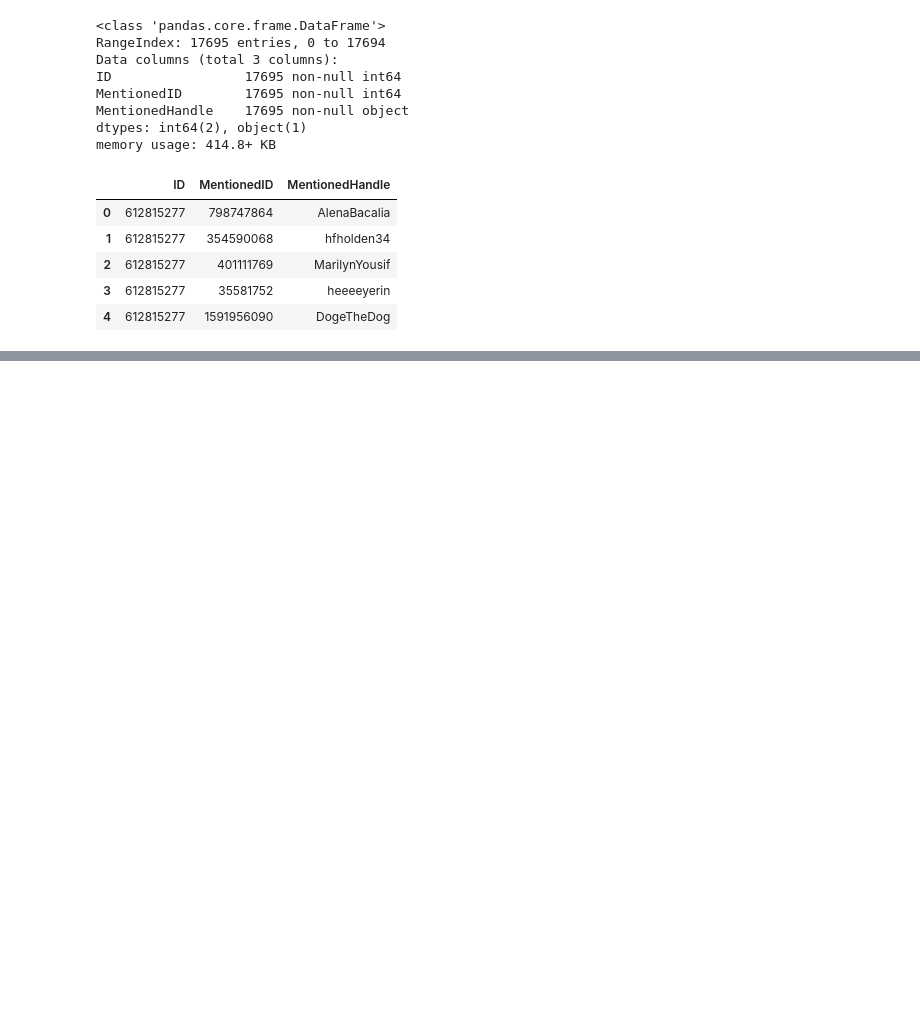
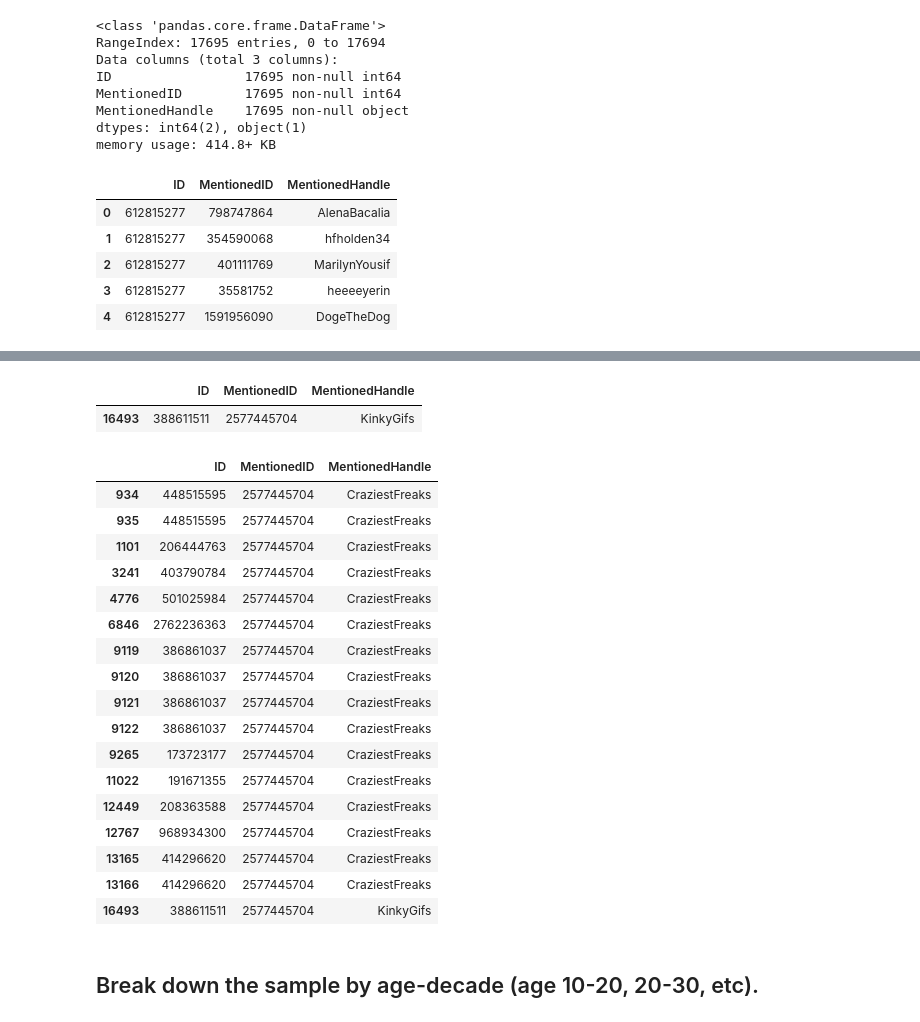
Before and after one commit to kellypeng/predict_twitter_user_age, a Jupyter notebook: EDA_BetterUp.ipynb, the cells around one changed output, grey strips where cells are left out. Cells and saved outputs as stored; diff of their text form; code cells hidden in the pictures; blank space fills up the shorter version.

```diff
--- a/EDA_BetterUp.ipynb
+++ b/EDA_BetterUp.ipynb
@@ -293,0 +335,27 @@ list_of_handles = mentions[mentions['MentionedID'].isin(r2['MentionedID'])]['Men
+# %%
+mentions[mentions['MentionedHandle'] == 'KinkyGifs']
+# %% [output]
+|  | ID | MentionedID | MentionedHandle |
+| 16493 | 388611511 | 2577445704 | KinkyGifs |
+# %%
+# why KinkyGifs has only one record but was included in my 'r2'?
+mentions[mentions['MentionedID'] == 2577445704]
+# %% [output]
+|  | ID | MentionedID | MentionedHandle |
+| 934 | 448515595 | 2577445704 | CraziestFreaks |
+| 935 | 448515595 | 2577445704 | CraziestFreaks |
+| 1101 | 206444763 | 2577445704 | CraziestFreaks |
+| 3241 | 403790784 | 2577445704 | CraziestFreaks |
+| 4776 | 501025984 | 2577445704 | CraziestFreaks |
+| 6846 | 2762236363 | 2577445704 | CraziestFreaks |
+| 9119 | 386861037 | 2577445704 | CraziestFreaks |
+| 9120 | 386861037 | 2577445704 | CraziestFreaks |
+| 9121 | 386861037 | 2577445704 | CraziestFreaks |
+| 9122 | 386861037 | 2577445704 | CraziestFreaks |
+| 9265 | 173723177 | 2577445704 | CraziestFreaks |
+| 11022 | 191671355 | 2577445704 | CraziestFreaks |
+| 12449 | 208363588 | 2577445704 | CraziestFreaks |
+| 12767 | 968934300 | 2577445704 | CraziestFreaks |
+| 13165 | 414296620 | 2577445704 | CraziestFreaks |
+| 13166 | 414296620 | 2577445704 | CraziestFreaks |
+| 16493 | 388611511 | 2577445704 | KinkyGifs |
@@ -293,0 +364,2 @@ list_of_handles = mentions[mentions['MentionedID'].isin(r2['MentionedID'])]['Men
+# %% [markdown]
+## Break   down   the   sample   by   age-decade   (age   10-20,   20-30,   etc).
```
Also changed, not shown: parts of 21 cells of this notebook.
